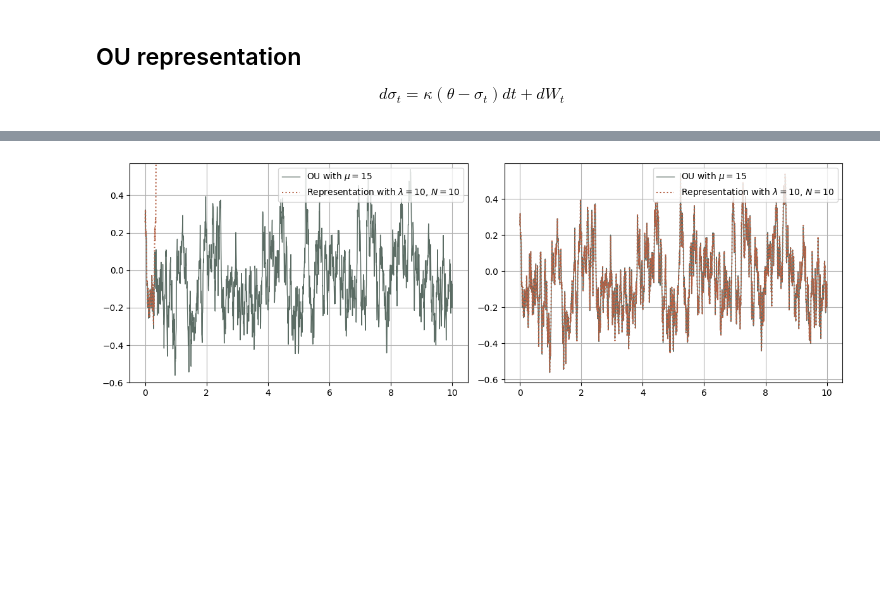
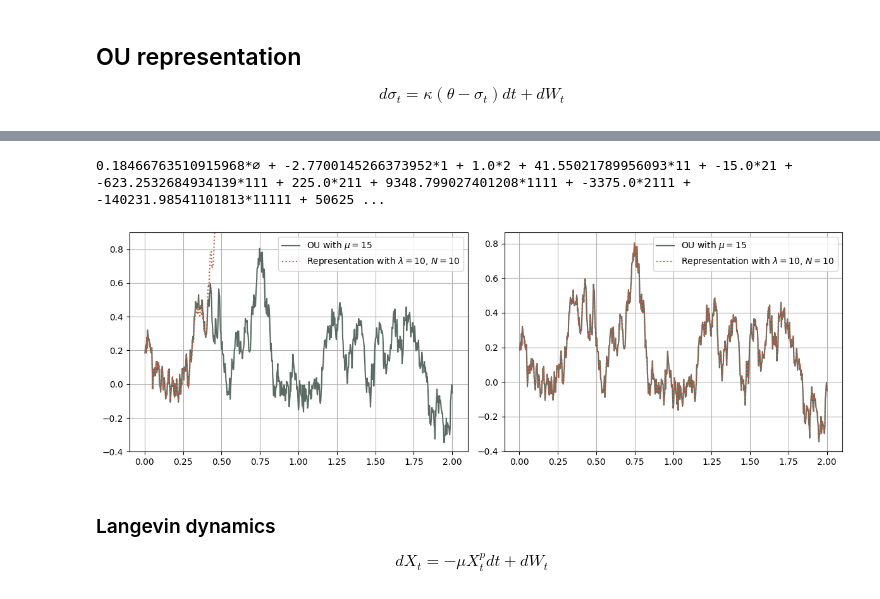
Before and after one commit to MrG1raffe/signature, a Jupyter notebook: notebooks/Representations.ipynb, the cells around one changed output, grey strips where cells are left out. Cells and saved outputs as stored; diff of their text form; code cells hidden in the pictures; blank space fills up the shorter version.

```diff
--- a/notebooks/Representations.ipynb
+++ b/notebooks/Representations.ipynb
@@ -127,0 +103,11 @@ plt.plot(t_daily[t_daily >= 0], (SigS @ (dif)).real, "b", label=f"OU with $\mu={
+# %%
+def repr_operator(ell, lam, mu, sigma, x0=0):
+    return e0 * x0 + (G(ell) * lam + mu(ell)).tensor_prod_word("1") + (sigma(ell)).tensor_prod_word("2")
+
+mu_ou = lambda ell: ell * (-kappa)
+sigma_ou = lambda ell: e0 * 1
+# %%
+l_kappa_iter = e0 * 0
+for i in range(N + 1):
+    l_kappa_iter = repr_operator(l_kappa_iter, lam, mu_ou, sigma_ou)
+ta.print(l_kappa_iter)
@@ -144,28 +132,34 @@ ax.legend()
 # %%
 s0 = ou_daily[t_daily >= 0][0]
-nu = 1
-theta = 0
-
-l_OU = (Ø * s0 + _1 * kappa * theta + _2 * nu).tensor_prod((-kappa * _1).shuffle_exp(12))
+# %%
+l_kappa_iter_lam0 = e0 * 0
+for i in range(N + 1):
+    l_kappa_iter_lam0 = repr_operator(l_kappa_iter_lam0, 0, mu_ou, sigma_ou, x0=s0)
+ta.print(l_kappa_iter_lam0)
+# %% [output]
+0.18466763510915968*∅ + -2.7700145266373952*1 + 1.0*2 + 41.55021789956093*11 + -15.0*21 + -623.2532684934139*111 + 225.0*211 + 9348.799027401208*1111 + -3375.0*2111 + -140231.98541101813*11111 + 50625 ...
 # %%
 fig, ax = plt.subplots(1, 2, figsize=(12, 4))
 
 idx_start = 0
 step = 500
 
-# ax.plot(t_daily[t_daily >= 0][idx_start:idx_start+step], (SigS @ (Ø * theta + _2)).real[idx_start:idx_start+step], "b", lw=1)
-ax[0].plot(t_daily[t_daily >= 0], ou_daily[t_daily >= 0], color=green, lw=1, label=f"OU with $\mu={kappa}$")
-ax[0].plot(t_daily[t_daily >= 0], (W_sig @ l_OU).real, ":", color=copper, label=f"Representation with $\lambda={lam}$, $N={N}$", lw=1.5)
-# ax[0].set_title(f"OU trajectory, $\mu={kappa}$")
-ax[0].set_ylim([-0.6, 0.57])
+ax[0].plot(t_daily[t_daily >= 0], ou_daily[t_daily >= 0], color=green, label=f"OU with $\mu={kappa}$")
+ax[0].plot(t_daily[t_daily >= 0], (W_sig @ l_kappa_iter_lam0).real, ":", color=copper, label=f"Representation with $\lambda={lam}$, $N={N}$")
+ax[0].set_ylim([-0.4, 0.9])
 ax[0].legend(loc=1)
 
-ax[1].plot(t_daily[t_daily >= 0], ou_daily[t_daily >= 0], color=green, lw=1, label=f"OU with $\mu={kappa}$")
-ax[1].plot(t_daily[t_daily >= 0], (SigS @ (Ø * theta + l_kappa)).real, ":", color=copper, label=f"Representation with $\lambda={lam}$, $N={N}$", lw=1.5)
-# ax[1].set_title(f"OU trajectory, $\mu={kappa}$")
+ax[1].plot(t_daily[t_daily >= 0], ou_daily[t_daily >= 0], color=green, label=f"OU with $\mu={kappa}$")
+ax[1].plot(t_daily[t_daily >= 0], (SigS @ (Ø * theta + l_kappa)).real, ":", color=copper, label=f"Representation with $\lambda={lam}$, $N={N}$")
 ax[1].legend(loc=1)
 
 fig.tight_layout()
 fig.savefig("signature_ou_representation.pdf", format="pdf", transparent=True)
 # %% [output]
-[figure, old version]
+[figure, new version]
+# %% [markdown]
+### Langevin dynamics
+
+$$
+dX_t = - \mu X_t^p dt + dW_t
+$$
```
Also changed, not shown: parts of 23 cells of this notebook, 1 other file.
